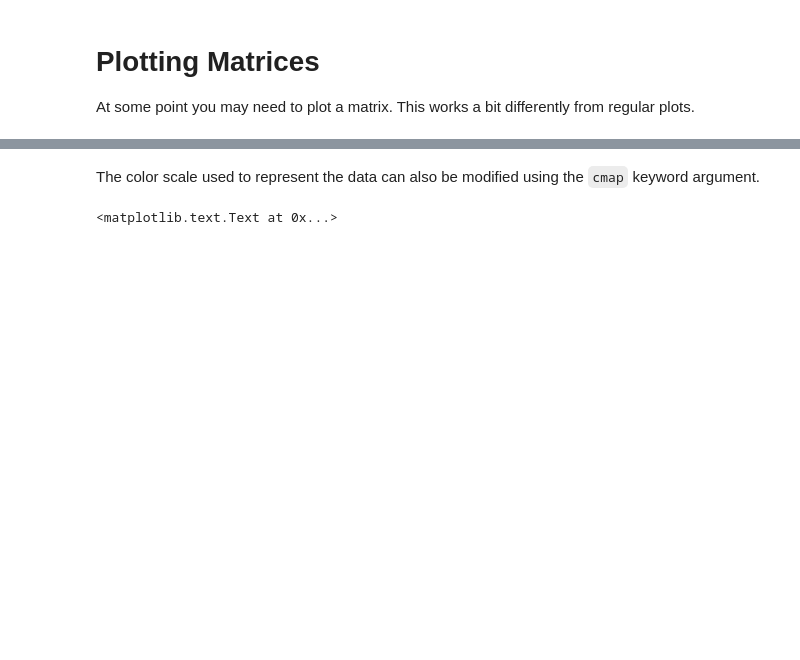
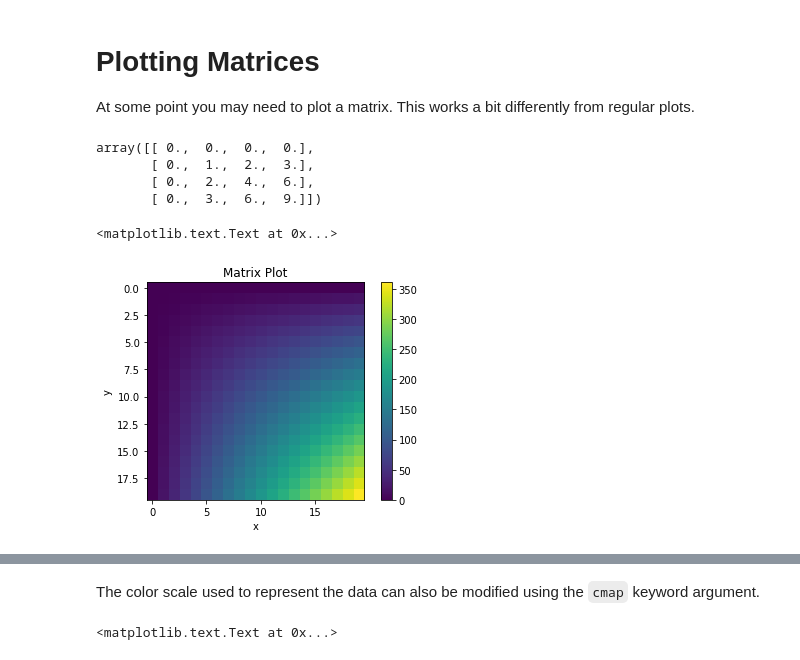
Before and after one commit to vbarua/PythonWorkshop, a Jupyter notebook: Code/Plotting/2 - Plotting Matrices.ipynb, the cells around one changed output, grey strips where cells are left out. Saved outputs shown, nothing was run; the diff lists cells and outputs as text; code cells hidden in the pictures; blank space fills up the shorter version.

```diff
--- a/Code/Plotting/2 - Plotting Matrices.ipynb
+++ b/Code/Plotting/2 - Plotting Matrices.ipynb
@@ -14,3 +14,21 @@ def create_matrix(size):
         for j in range (size):
             mat[i, j] = i * j
     return mat
+
+create_matrix(4)
+# %% [output]
+array([[ 0.,  0.,  0.,  0.],
+       [ 0.,  1.,  2.,  3.],
+       [ 0.,  2.,  4.,  6.],
+       [ 0.,  3.,  6.,  9.]])
+# %%
+mat = create_matrix(20)
+
+plt.imshow(mat)
+plt.colorbar() # Adds a colorbar to the plot to aid in interpretation.
+plt.xlabel("x")
+plt.ylabel("y")
+plt.title("Matrix Plot")
+# %% [output]
+<matplotlib.text.Text at 0x...>
+[figure, added]
```
Also changed, not shown: parts of 9 cells of this notebook, 12 other files.
